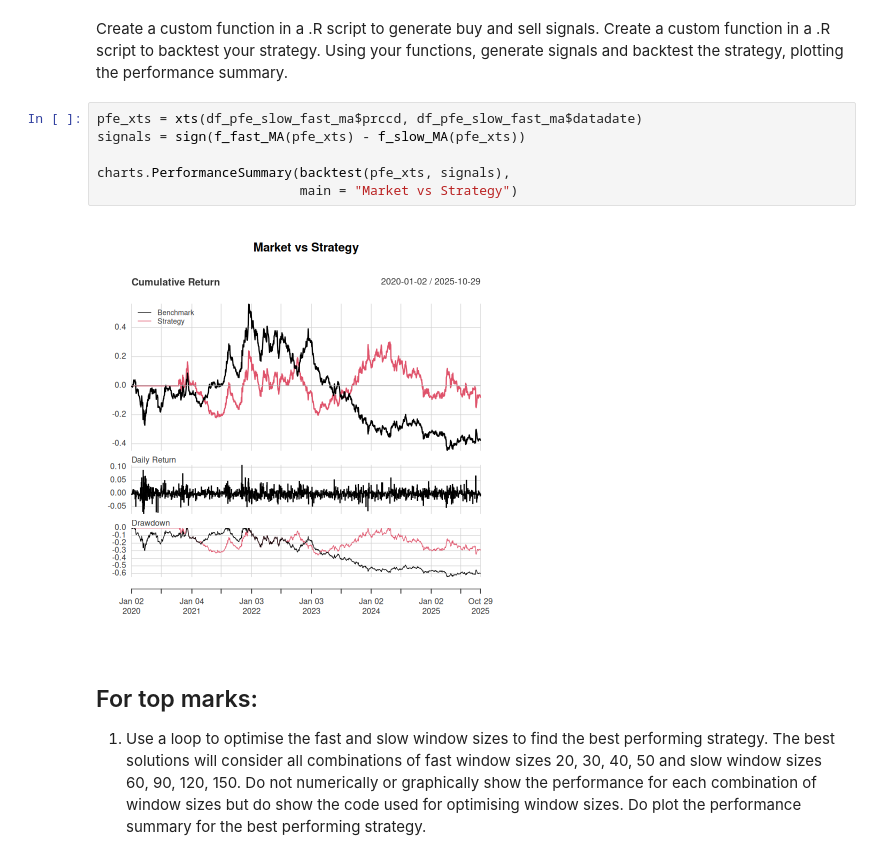
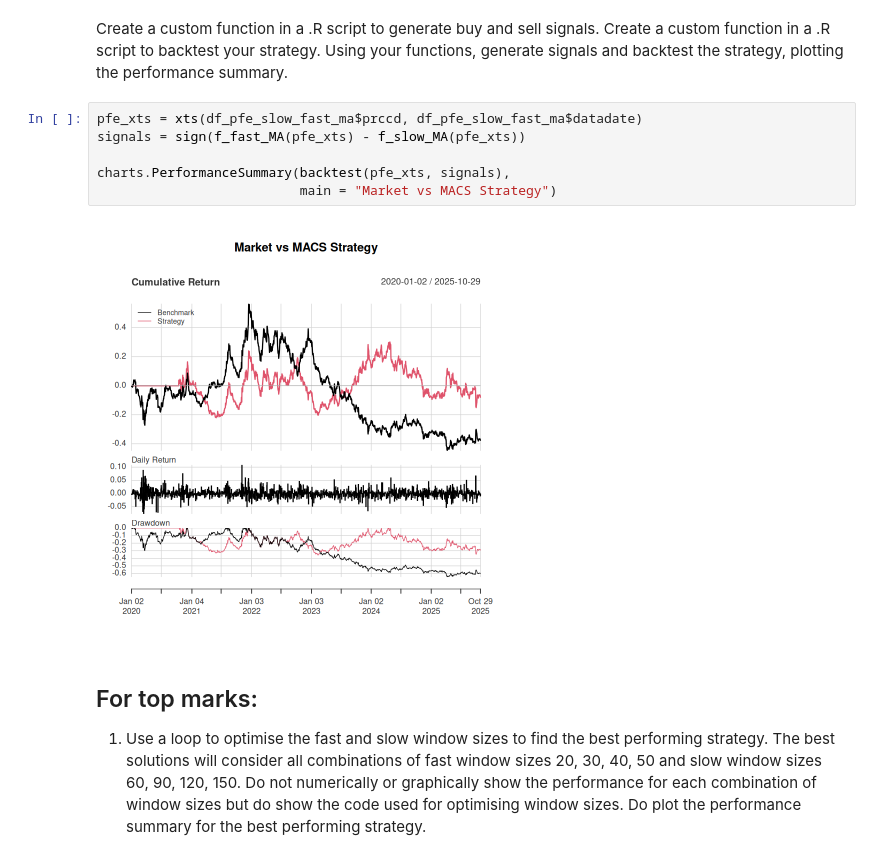
Before and after one commit to mg825/R_Assignment_1, a Jupyter notebook: Assignment-3/code3.ipynb, the cells around one changed output. Saved outputs shown, nothing was run; the diff lists cells and outputs as text.

```diff
--- a/Assignment-3/code3.ipynb
+++ b/Assignment-3/code3.ipynb
@@ -307,11 +289,11 @@ Using your functions, generate signals and backtest the strategy, plotting the p
 # %%
 pfe_xts = xts(df_pfe_slow_fast_ma$prccd, df_pfe_slow_fast_ma$datadate)
 signals = sign(f_fast_MA(pfe_xts) - f_slow_MA(pfe_xts))
 
 charts.PerformanceSummary(backtest(pfe_xts, signals),
-                          main = "Market vs Strategy")
+                          main = "Market vs MACS Strategy")
 # %% [output]
-[figure, old version]
+[figure, new version]
 # %% [markdown]
 ## For top marks:
 1. Use a loop to optimise the fast and slow window sizes to find the best performing strategy. The best solutions will consider all combinations of fast window sizes 20, 30, 40, 50 and slow window sizes 60, 90, 120, 150. Do not numerically or graphically show the performance for each combination of window sizes but do show the code used for optimising window sizes. Do plot the performance summary for the best performing strategy.
```
Also changed, not shown: parts of 10 cells of this notebook.
